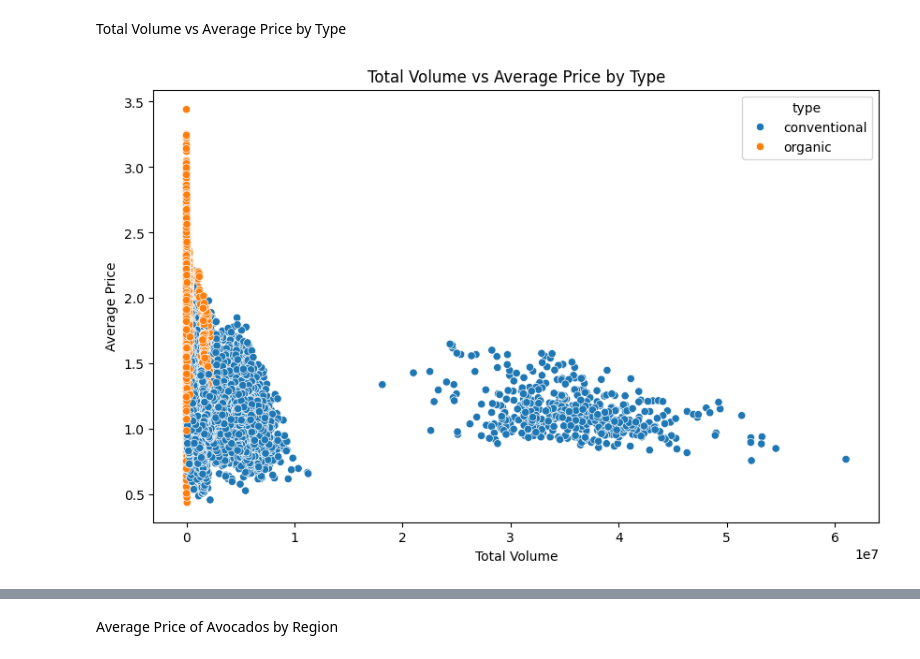
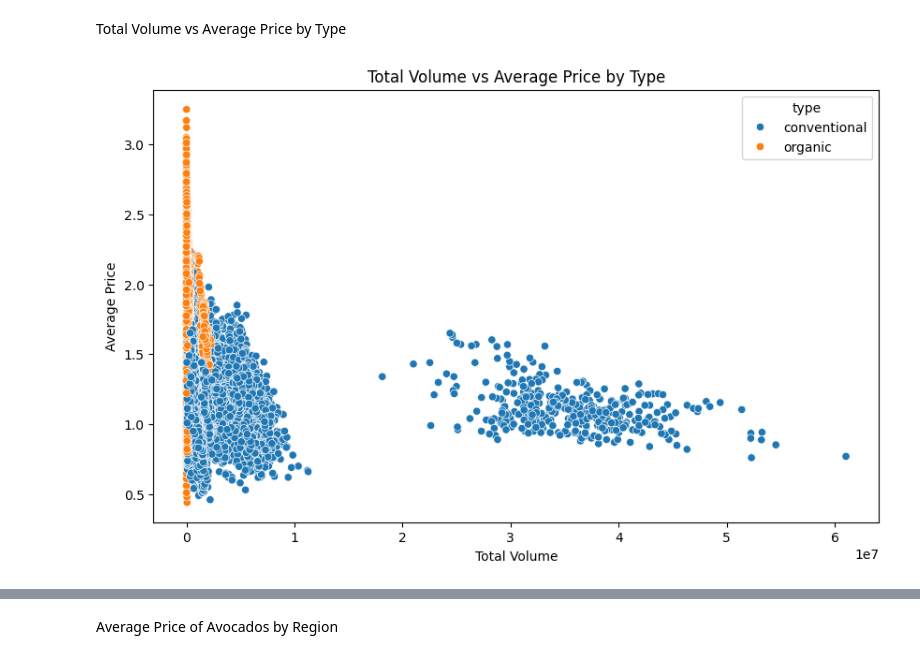
Before and after one commit to obedmabowa/My_Capstone_Project, a Jupyter notebook: Report.ipynb, the cells around one changed output, grey strips where cells are left out. Cells and saved outputs as stored; diff of their text form; code cells hidden in the pictures.

```diff
--- a/Report.ipynb
+++ b/Report.ipynb
@@ -436,10 +445,10 @@ plt.show()
 Total Volume vs Average Price by Type
 # %%
 plt.figure(figsize=(10,6))
-sns.scatterplot(x='TotalVolume', y='AveragePrice', hue='type', data=avocado_data)
+sns.scatterplot(x='TotalVolume', y='AveragePrice', hue='type', data=cleaned_avocado_data)
 plt.title('Total Volume vs Average Price by Type')
 plt.xlabel('Total Volume')
 plt.ylabel('Average Price')
 plt.show()
 # %% [output]
-[figure, old version]
+[figure, new version]
```
Also changed, not shown: parts of 28 cells of this notebook.
